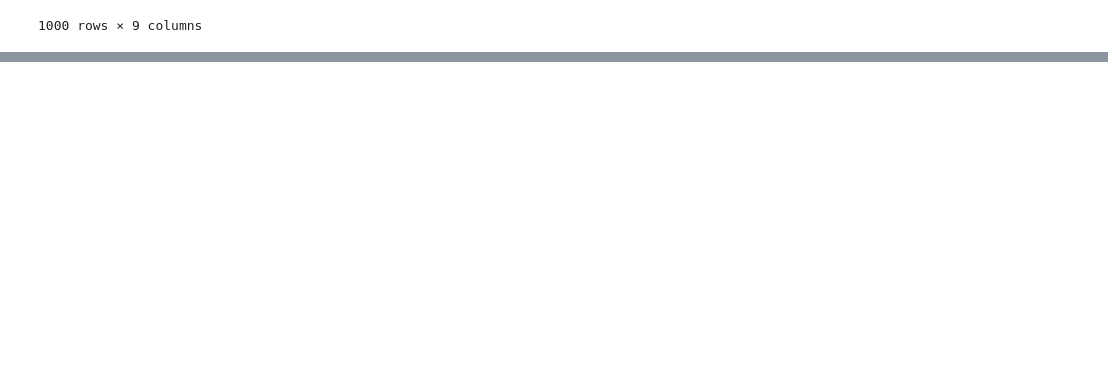
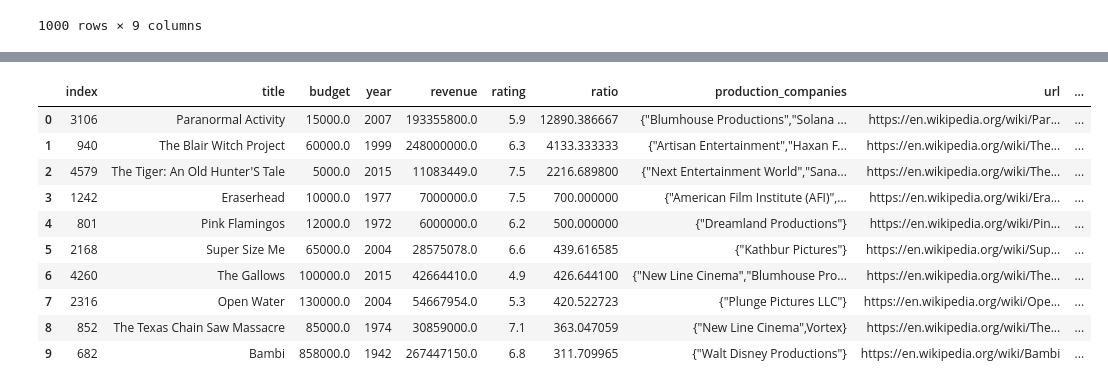
Before and after one commit to Skoy87/truefilm, a Jupyter notebook: true_film_ETL.ipynb, the cells around one changed output, grey strips where cells are left out. Cells and saved outputs as stored; diff of their text form; code cells hidden in the pictures; blank space fills up the shorter version.

```diff
--- a/true_film_ETL.ipynb
+++ b/true_film_ETL.ipynb
@@ -376,0 +354,23 @@ pd.read_sql(query, engine)
+# %%
+query = """
+SELECT
+    *
+FROM
+    "truefilm"
+ORDER BY
+    ratio DESC
+LIMIT 10
+"""
+pd.read_sql(query, engine)
+# %% [output]
+|  | index | title | budget | year | revenue | rating | ratio | production_companies | url | ... |
+| 0 | 3106 | Paranormal Activity | 15000.0 | 2007 | 193355800.0 | 5.9 | 12890.386667 | {"Blumhouse Productions","Solana ... | https://en.wikipedia.org/wiki/Par... | ... |
+| 1 | 940 | The Blair Witch Project | 60000.0 | 1999 | 248000000.0 | 6.3 | 4133.333333 | {"Artisan Entertainment","Haxan F... | https://en.wikipedia.org/wiki/The... | ... |
+| 2 | 4579 | The Tiger: An Old Hunter'S Tale | 5000.0 | 2015 | 11083449.0 | 7.5 | 2216.689800 | {"Next Entertainment World","Sana... | https://en.wikipedia.org/wiki/The... | ... |
+| 3 | 1242 | Eraserhead | 10000.0 | 1977 | 7000000.0 | 7.5 | 700.000000 | {"American Film Institute (AFI)",... | https://en.wikipedia.org/wiki/Era... | ... |
+| 4 | 801 | Pink Flamingos | 12000.0 | 1972 | 6000000.0 | 6.2 | 500.000000 | {"Dreamland Productions"} | https://en.wikipedia.org/wiki/Pin... | ... |
+| 5 | 2168 | Super Size Me | 65000.0 | 2004 | 28575078.0 | 6.6 | 439.616585 | {"Kathbur Pictures"} | https://en.wikipedia.org/wiki/Sup... | ... |
+| 6 | 4260 | The Gallows | 100000.0 | 2015 | 42664410.0 | 4.9 | 426.644100 | {"New Line Cinema","Blumhouse Pro... | https://en.wikipedia.org/wiki/The... | ... |
+| 7 | 2316 | Open Water | 130000.0 | 2004 | 54667954.0 | 5.3 | 420.522723 | {"Plunge Pictures LLC"} | https://en.wikipedia.org/wiki/Ope... | ... |
+| 8 | 852 | The Texas Chain Saw Massacre | 85000.0 | 1974 | 30859000.0 | 7.1 | 363.047059 | {"New Line Cinema",Vortex} | https://en.wikipedia.org/wiki/The... | ... |
+| 9 | 682 | Bambi | 858000.0 | 1942 | 267447150.0 | 6.8 | 311.709965 | {"Walt Disney Productions"} | https://en.wikipedia.org/wiki/Bambi | ... |
```
Also changed, not shown: parts of 18 cells of this notebook, 1 other file.
